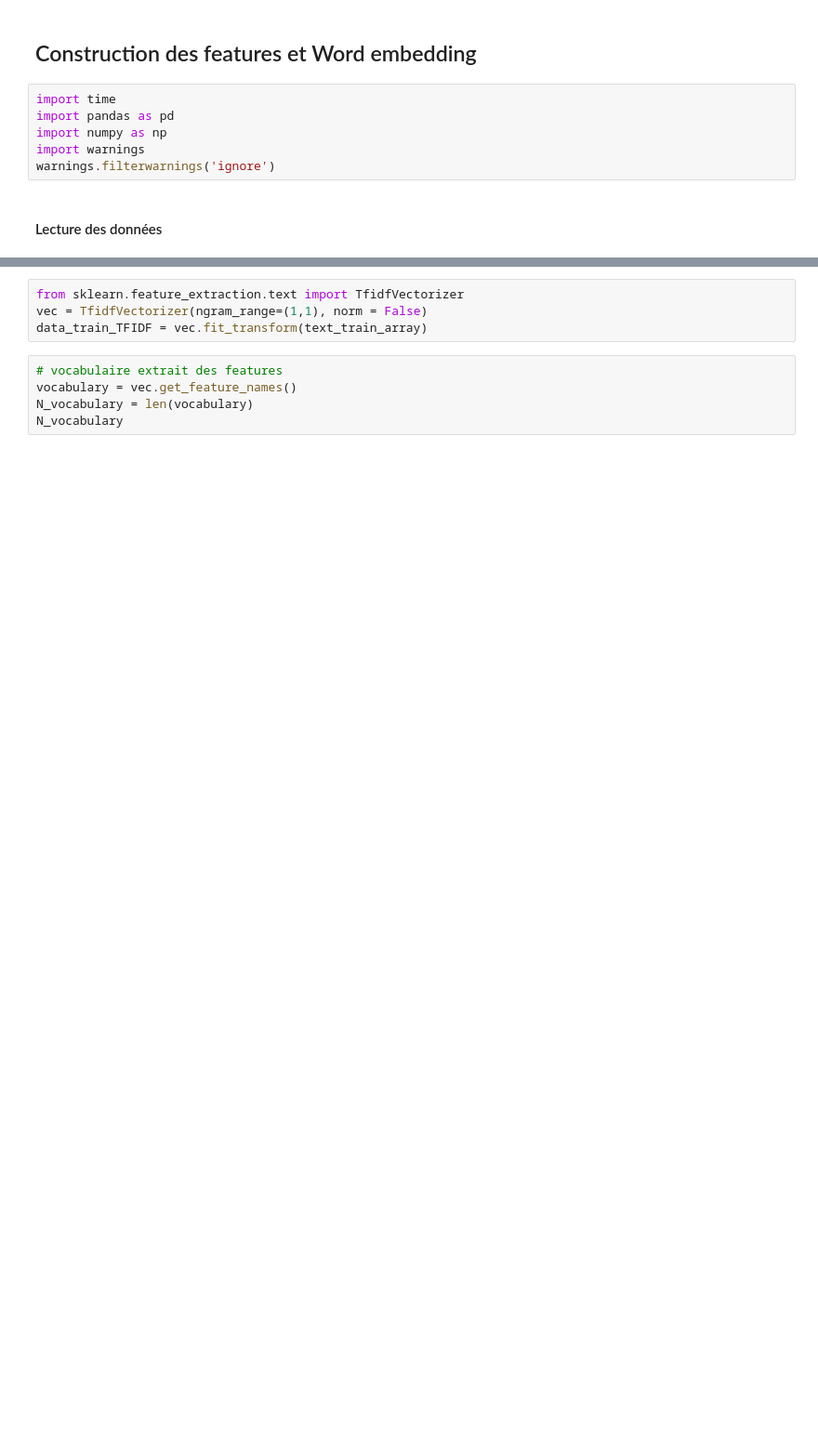
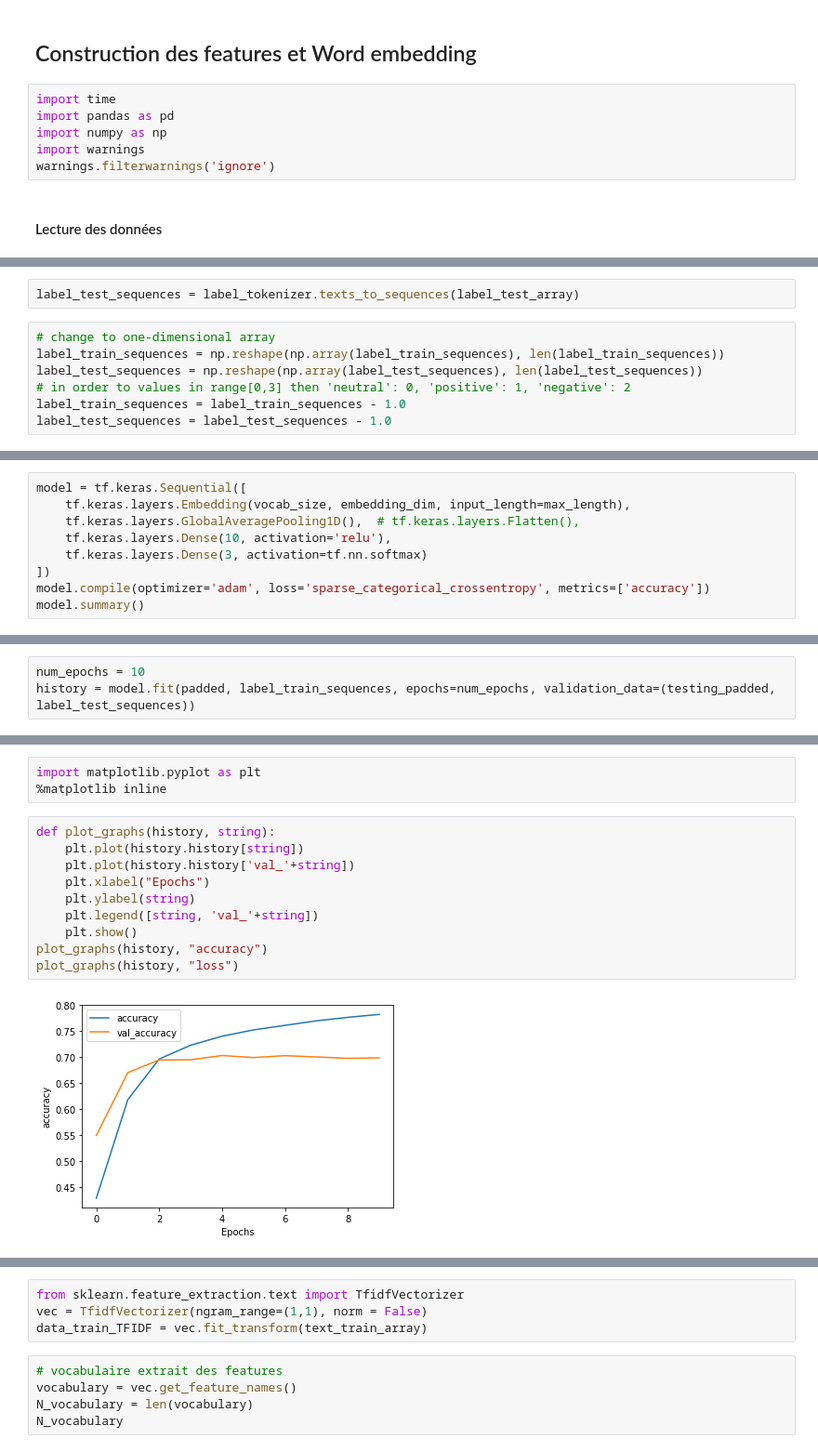
Before and after one commit to Tagnysen/tweet-sentiment, a Jupyter notebook: tweet_sentiment_features.ipynb, the cells around one changed output, grey strips where cells are left out. Shown at 93% size. Cells and saved outputs as stored; diff of their text form; blank space fills up the shorter version.

```diff
--- a/tweet_sentiment_features.ipynb
+++ b/tweet_sentiment_features.ipynb
@@ -17,0 +57,9 @@ label_train_array = data_train_clean_stem["sentiment"].values
+# %%
+label_test_sequences = label_tokenizer.texts_to_sequences(label_test_array)
+# %%
+# change to one-dimensional array
+label_train_sequences = np.reshape(np.array(label_train_sequences), len(label_train_sequences))
+label_test_sequences = np.reshape(np.array(label_test_sequences), len(label_test_sequences))
+# in order to values in range[0,3] then 'neutral': 0, 'positive': 1, 'negative': 2
+label_train_sequences = label_train_sequences - 1.0
+label_test_sequences = label_test_sequences - 1.0
@@ -17,0 +77,9 @@ label_train_array = data_train_clean_stem["sentiment"].values
+# %%
+model = tf.keras.Sequential([
+    tf.keras.layers.Embedding(vocab_size, embedding_dim, input_length=max_length),
+    tf.keras.layers.GlobalAveragePooling1D(),  # tf.keras.layers.Flatten(),
+    tf.keras.layers.Dense(10, activation='relu'),
+    tf.keras.layers.Dense(3, activation=tf.nn.softmax)
+])
+model.compile(optimizer='adam', loss='sparse_categorical_crossentropy', metrics=['accuracy'])
+model.summary()
@@ -17,0 +107,3 @@ label_train_array = data_train_clean_stem["sentiment"].values
+# %%
+num_epochs = 10
+history = model.fit(padded, label_train_sequences, epochs=num_epochs, validation_data=(testing_padded, label_test_sequences))
@@ -17,0 +128,15 @@ label_train_array = data_train_clean_stem["sentiment"].values
+# %%
+import matplotlib.pyplot as plt
+%matplotlib inline
+# %%
+def plot_graphs(history, string):
+    plt.plot(history.history[string])
+    plt.plot(history.history['val_'+string])
+    plt.xlabel("Epochs")
+    plt.ylabel(string)
+    plt.legend([string, 'val_'+string])
+    plt.show()
+plot_graphs(history, "accuracy")
+plot_graphs(history, "loss")
+# %% [output]
+[figure, added]
```
Also changed, not shown: parts of 23 cells of this notebook.
